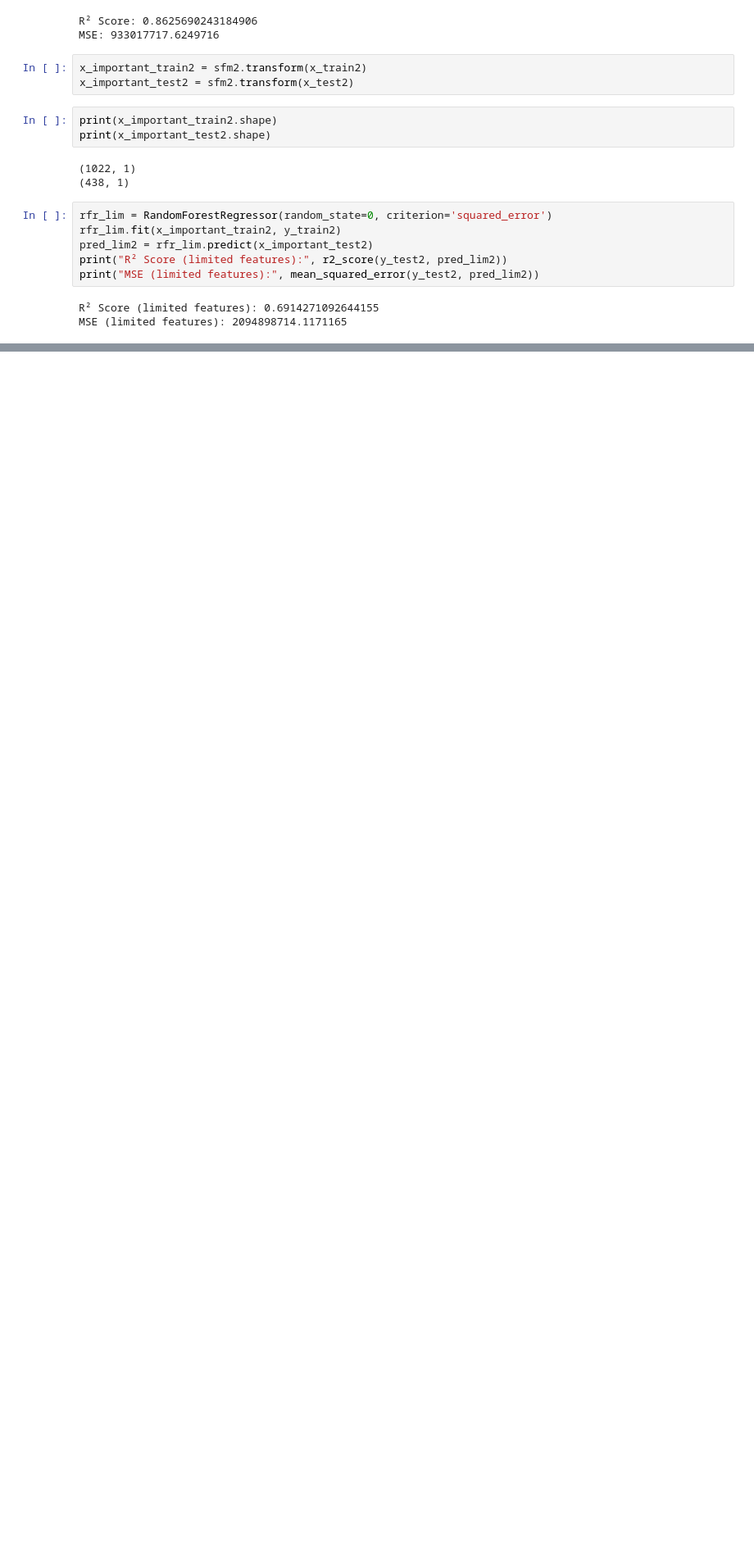
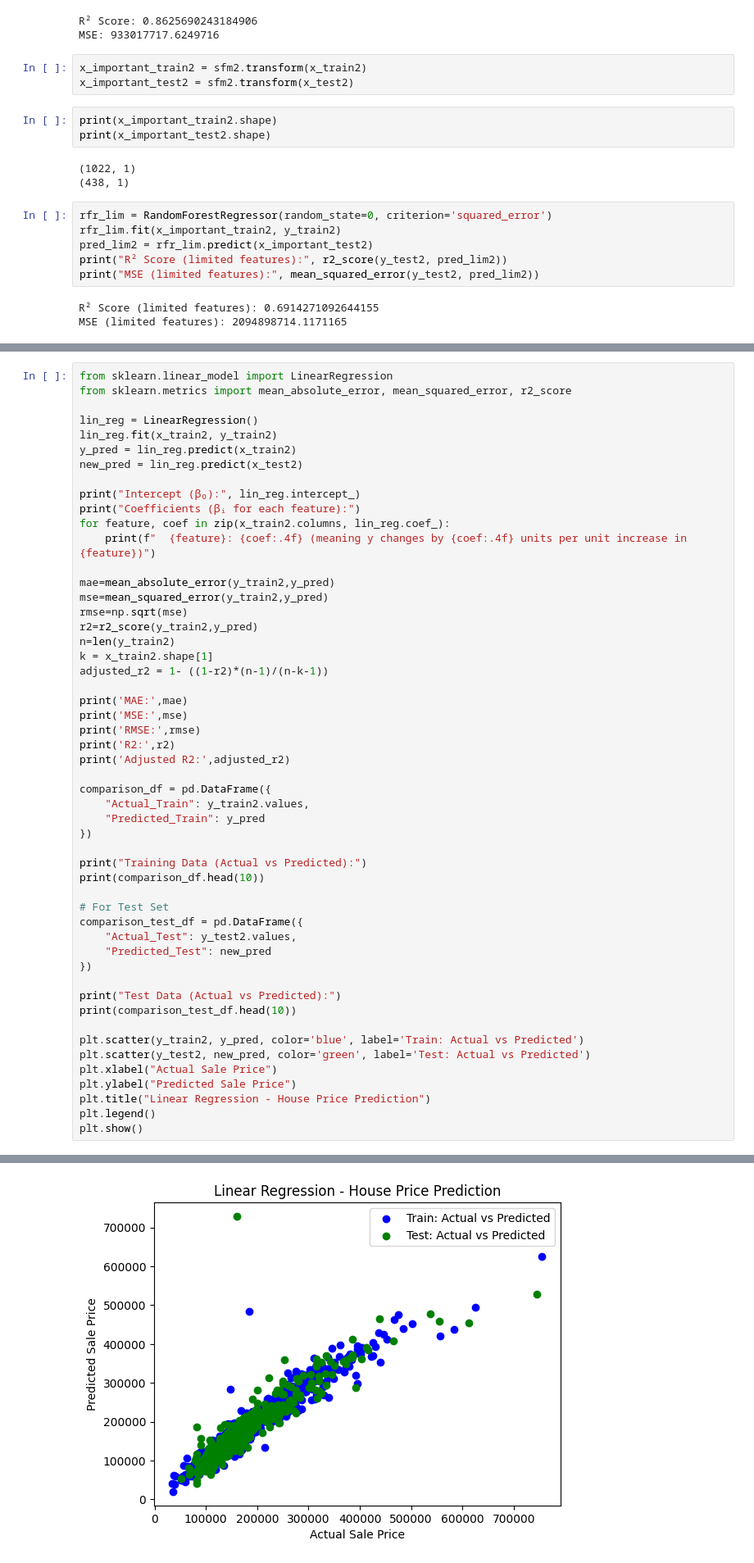
Before and after one commit to Spandana2704/ML, a Jupyter notebook: ML(W4).ipynb, the cells around one changed output, grey strips where cells are left out. Shown at 82% size. Cells and saved outputs as stored; diff of their text form; blank space fills up the shorter version.

```diff
--- a/ML(W4).ipynb
+++ b/ML(W4).ipynb
@@ -478,0 +538,53 @@ MSE (limited features): 2094898714.1171165
+# %%
+from sklearn.linear_model import LinearRegression
+from sklearn.metrics import mean_absolute_error, mean_squared_error, r2_score
+
+lin_reg = LinearRegression()
+lin_reg.fit(x_train2, y_train2)
+y_pred = lin_reg.predict(x_train2)
+new_pred = lin_reg.predict(x_test2)
+
+print("Intercept (β₀):", lin_reg.intercept_)
+print("Coefficients (βᵢ for each feature):")
+for feature, coef in zip(x_train2.columns, lin_reg.coef_):
+    print(f"  {feature}: {coef:.4f} (meaning y changes by {coef:.4f} units per unit increase in {feature})")
+
+mae=mean_absolute_error(y_train2,y_pred)
+mse=mean_squared_error(y_train2,y_pred)
+rmse=np.sqrt(mse)
+r2=r2_score(y_train2,y_pred)
+n=len(y_train2)
+k = x_train2.shape[1]
+adjusted_r2 = 1- ((1-r2)*(n-1)/(n-k-1))
+
+print('MAE:',mae)
+print('MSE:',mse)
+print('RMSE:',rmse)
+print('R2:',r2)
+print('Adjusted R2:',adjusted_r2)
+
+comparison_df = pd.DataFrame({
+    "Actual_Train": y_train2.values,
+    "Predicted_Train": y_pred
+})
+
+print("Training Data (Actual vs Predicted):")
+print(comparison_df.head(10))
+
+# For Test Set
+comparison_test_df = pd.DataFrame({
+    "Actual_Test": y_test2.values,
+    "Predicted_Test": new_pred
+})
+
+print("Test Data (Actual vs Predicted):")
+print(comparison_test_df.head(10))
+
+plt.scatter(y_train2, y_pred, color='blue', label='Train: Actual vs Predicted')
+plt.scatter(y_test2, new_pred, color='green', label='Test: Actual vs Predicted')
+plt.xlabel("Actual Sale Price")
+plt.ylabel("Predicted Sale Price")
+plt.title("Linear Regression - House Price Prediction")
+plt.legend()
+plt.show()
+# %% [output]
@@ -478,0 +608 @@ MSE (limited features): 2094898714.1171165
+[figure, added]
```
Also changed, not shown: parts of 19 cells of this notebook.
